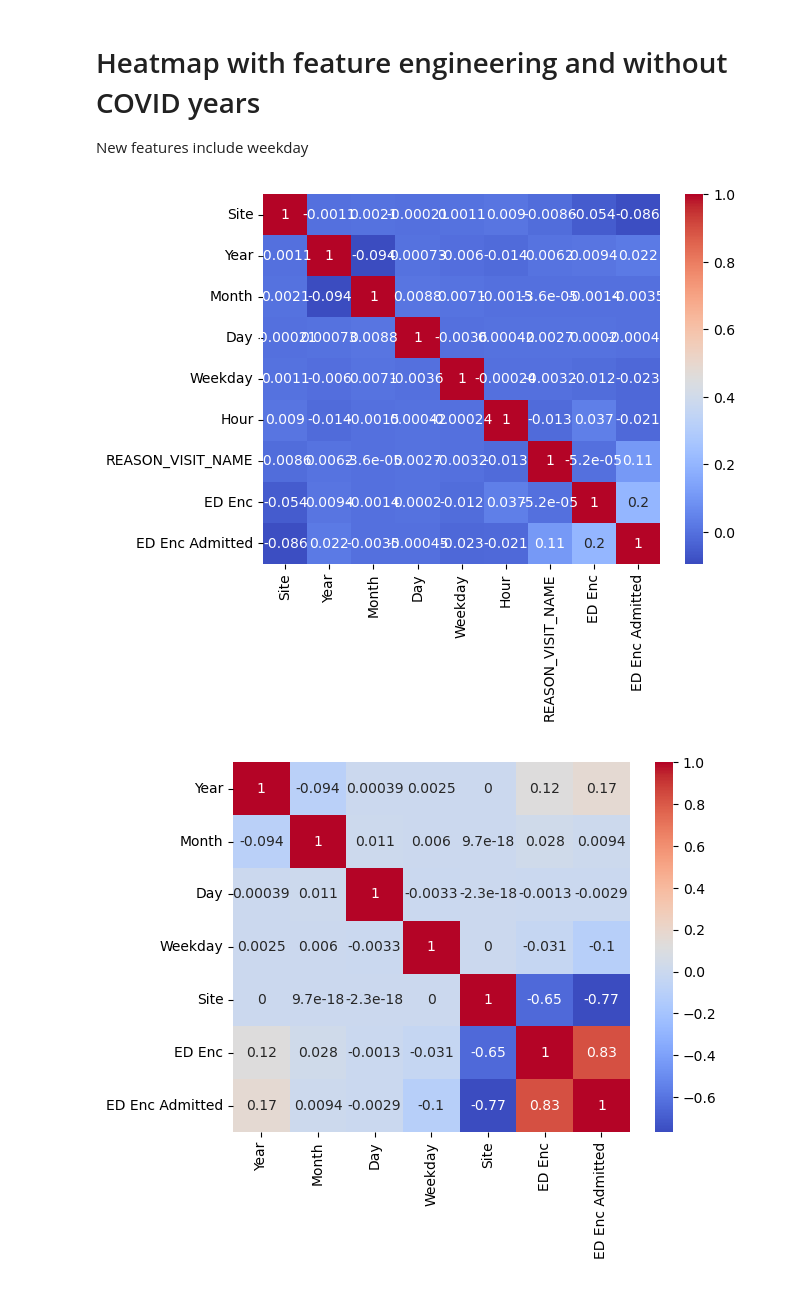
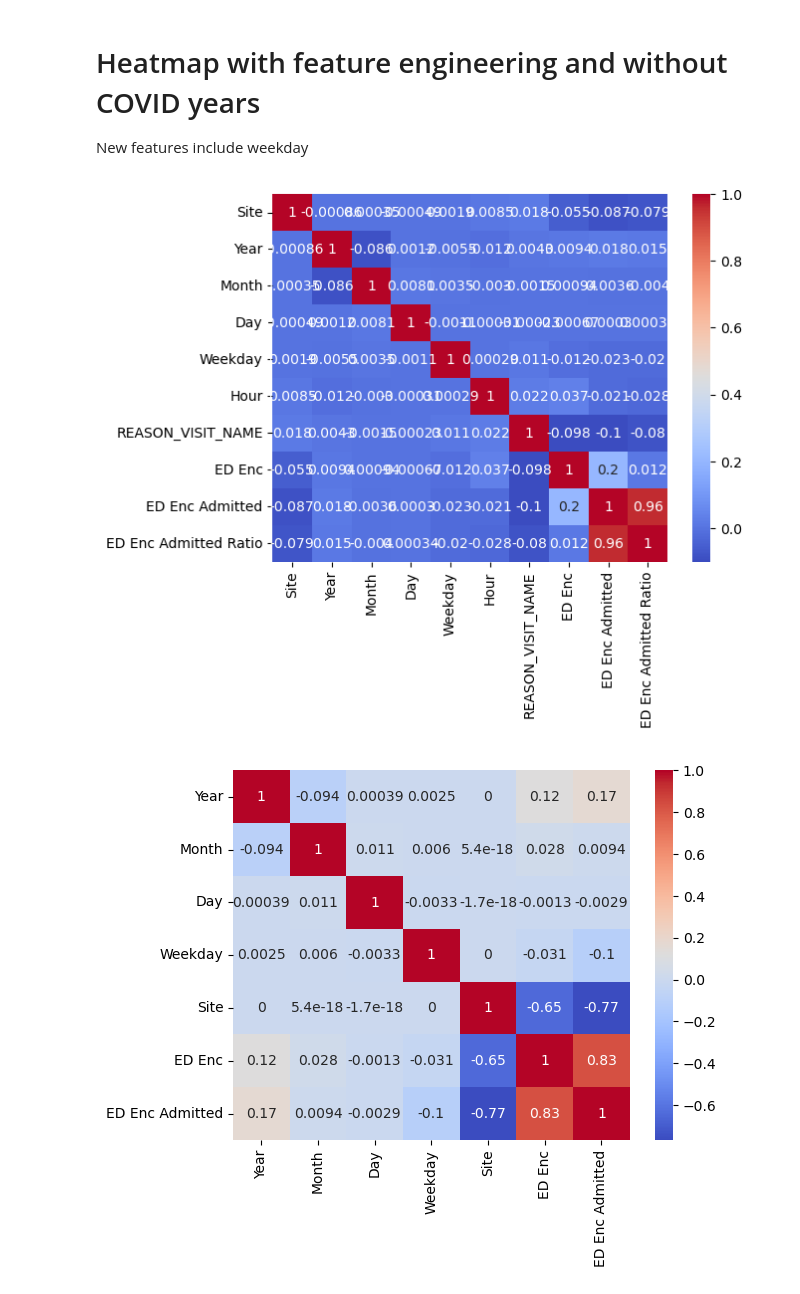
Before and after one commit to southdakotamines-datascience/dsu-no-sleep, a Jupyter notebook: explore.ipynb, the cells around one changed output. Drawn from its saved outputs; the diff is of its cells as text; code cells hidden in the pictures.

```diff
--- a/explore.ipynb
+++ b/explore.ipynb
@@ -468,10 +546,13 @@ hourly_blocks_data.write_csv("./DSU-Dataset-Hourly-Blocks-Summary.csv")
 New features include weekday
 # %%
 df_friendly_normal = df_friendly.filter((pl.col('Year') != 2020) & (pl.col('Year') != 2021))
+df_friendly_normal = df_friendly.with_columns(
+    (pl.col("ED Enc Admitted") / pl.col("ED Enc")).alias("ED Enc Admitted Ratio")
+)
 
 ax = sns.heatmap(df_friendly_normal.corr(), annot=True, cmap='coolwarm', xticklabels=df_friendly_normal.columns, yticklabels=df_friendly_normal.columns)
 # %% [output]
-[figure, old version]
+[figure, new version]
 # %%
 daily_site_data_normal = daily_site_data.filter((pl.col('Year') != 2020) & (pl.col('Year') != 2021))
 
```
Also changed, not shown: parts of 20 cells of this notebook, 1 other file.
